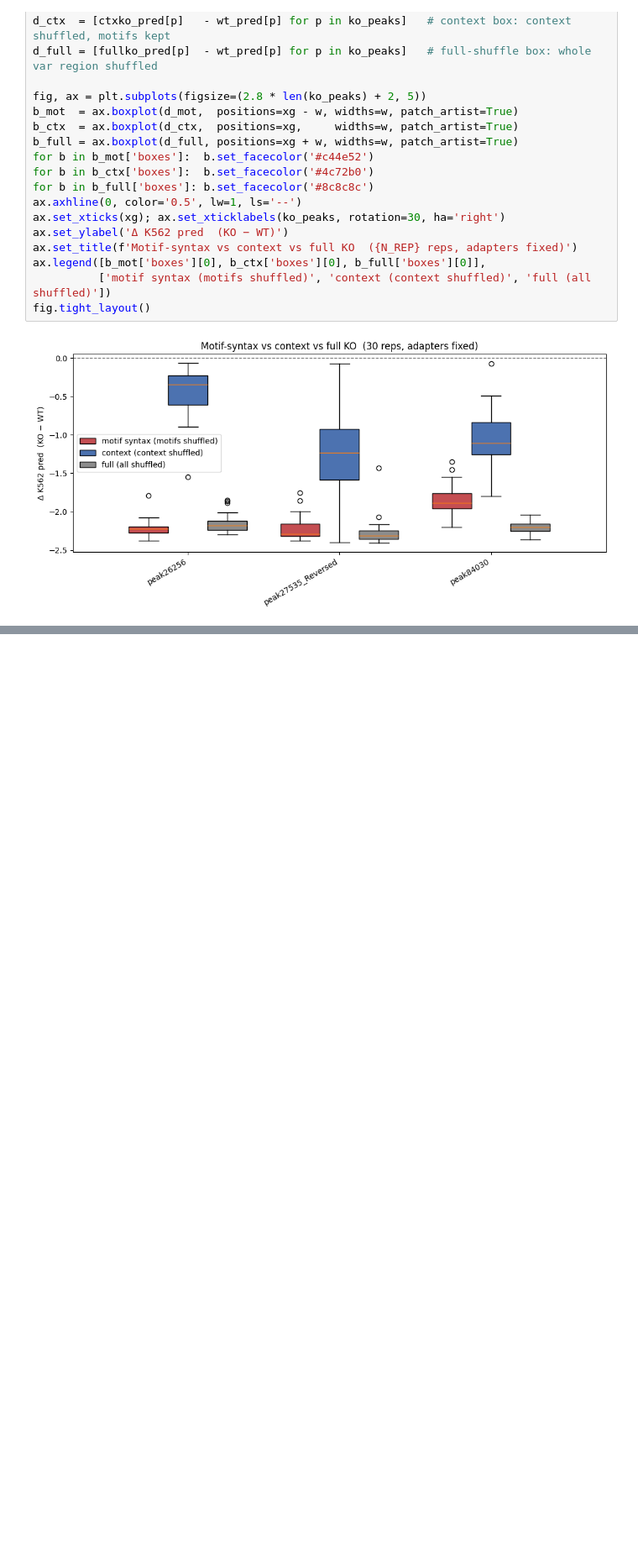
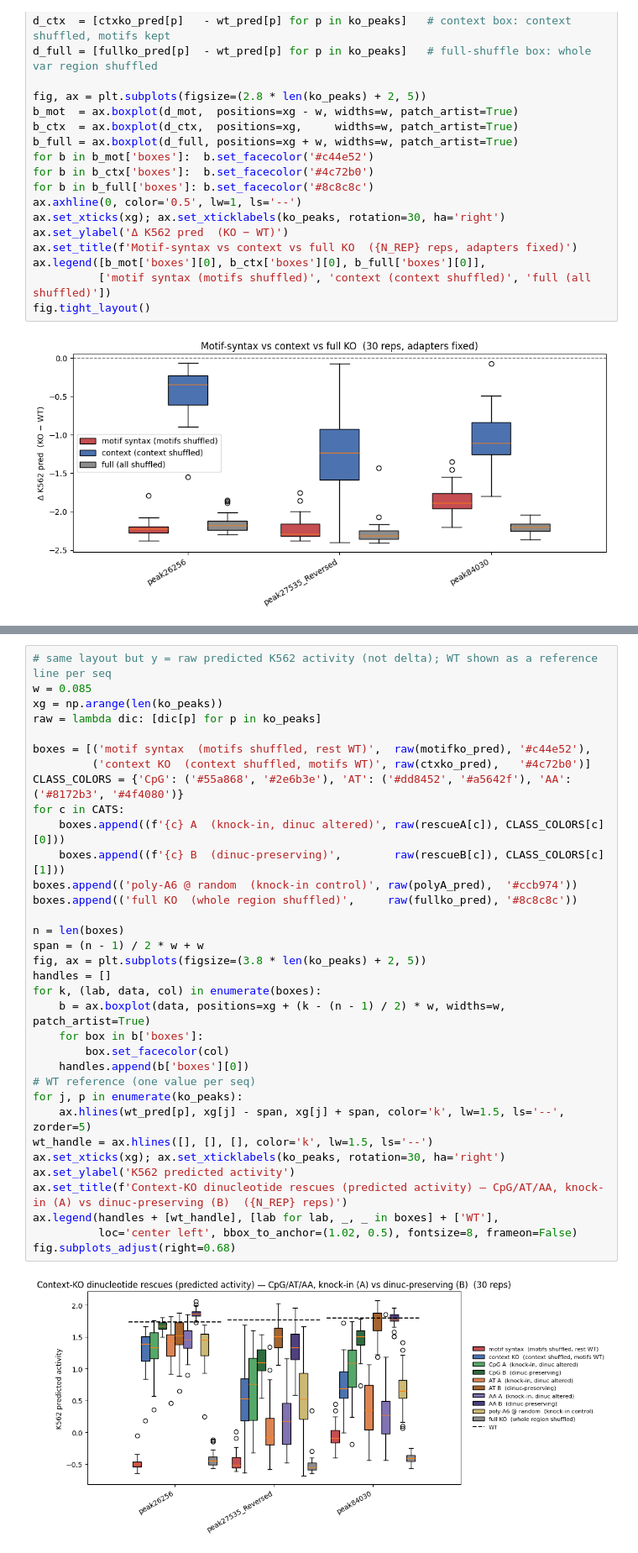
Before and after one commit to pabmantilla/SEAM_validate, a Jupyter notebook: context_feat/context_KO_rescue/show_foregrounds.ipynb, the cells around one changed output, grey strips where cells are left out. Shown at 84% size. Saved outputs shown, nothing was run; the diff lists cells and outputs as text; blank space fills up the shorter version.

```diff
--- a/context_feat/context_KO_rescue/show_foregrounds.ipynb
+++ b/context_feat/context_KO_rescue/show_foregrounds.ipynb
@@ -277,0 +311,36 @@ fig.subplots_adjust(right=0.7)
+# %%
+# same layout but y = raw predicted K562 activity (not delta); WT shown as a reference line per seq
+w = 0.085
+xg = np.arange(len(ko_peaks))
+raw = lambda dic: [dic[p] for p in ko_peaks]
+
+boxes = [('motif syntax  (motifs shuffled, rest WT)',  raw(motifko_pred), '#c44e52'),
+         ('context KO  (context shuffled, motifs WT)', raw(ctxko_pred),   '#4c72b0')]
+CLASS_COLORS = {'CpG': ('#55a868', '#2e6b3e'), 'AT': ('#dd8452', '#a5642f'), 'AA': ('#8172b3', '#4f4080')}
+for c in CATS:
+    boxes.append((f'{c} A  (knock-in, dinuc altered)', raw(rescueA[c]), CLASS_COLORS[c][0]))
+    boxes.append((f'{c} B  (dinuc-preserving)',        raw(rescueB[c]), CLASS_COLORS[c][1]))
+boxes.append(('poly-A6 @ random  (knock-in control)', raw(polyA_pred),  '#ccb974'))
+boxes.append(('full KO  (whole region shuffled)',     raw(fullko_pred), '#8c8c8c'))
+
+n = len(boxes)
+span = (n - 1) / 2 * w + w
+fig, ax = plt.subplots(figsize=(3.8 * len(ko_peaks) + 2, 5))
+handles = []
+for k, (lab, data, col) in enumerate(boxes):
+    b = ax.boxplot(data, positions=xg + (k - (n - 1) / 2) * w, widths=w, patch_artist=True)
+    for box in b['boxes']:
+        box.set_facecolor(col)
+    handles.append(b['boxes'][0])
+# WT reference (one value per seq)
+for j, p in enumerate(ko_peaks):
+    ax.hlines(wt_pred[p], xg[j] - span, xg[j] + span, color='k', lw=1.5, ls='--', zorder=5)
+wt_handle = ax.hlines([], [], [], color='k', lw=1.5, ls='--')
+ax.set_xticks(xg); ax.set_xticklabels(ko_peaks, rotation=30, ha='right')
+ax.set_ylabel('K562 predicted activity')
+ax.set_title(f'Context-KO dinucleotide rescues (predicted activity) — CpG/AT/AA, knock-in (A) vs dinuc-preserving (B)  ({N_REP} reps)')
+ax.legend(handles + [wt_handle], [lab for lab, _, _ in boxes] + ['WT'],
+          loc='center left', bbox_to_anchor=(1.02, 0.5), fontsize=8, frameon=False)
+fig.subplots_adjust(right=0.68)
+# %% [output]
+[figure, added]
```
Also changed, not shown: parts of 3 cells of this notebook.
